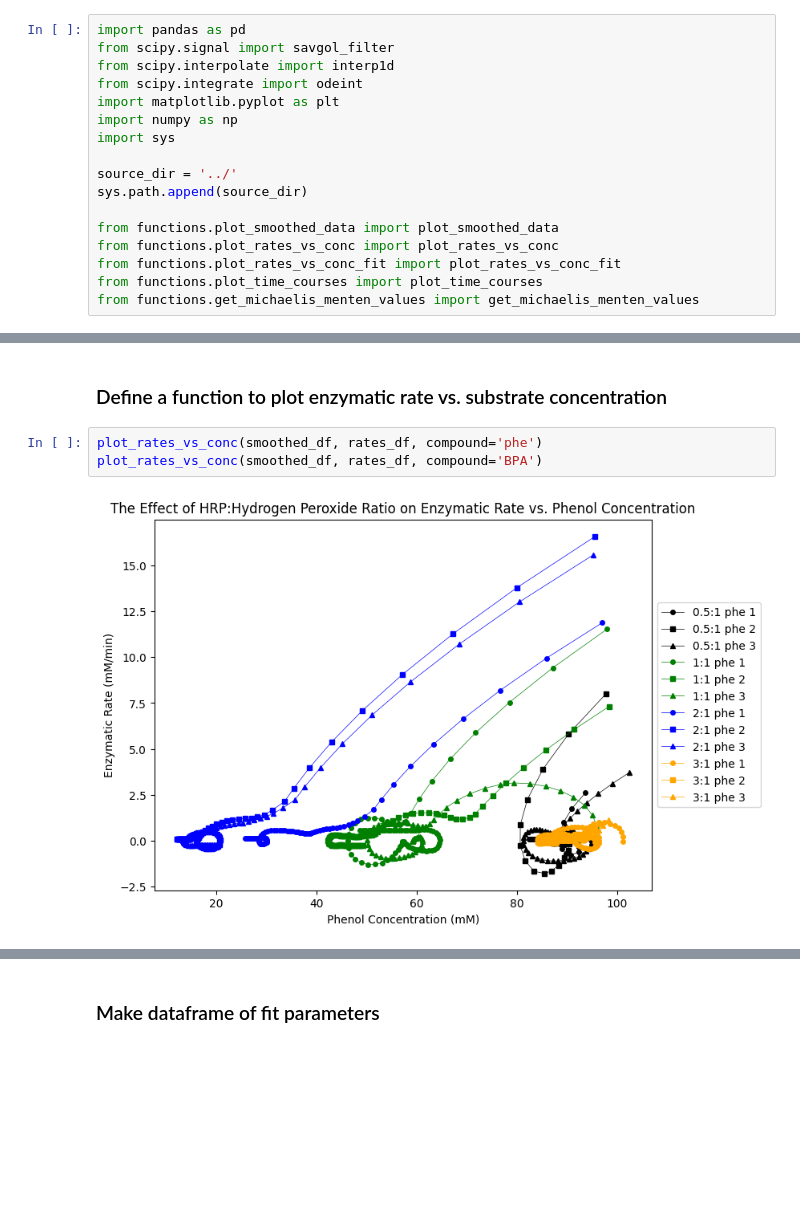
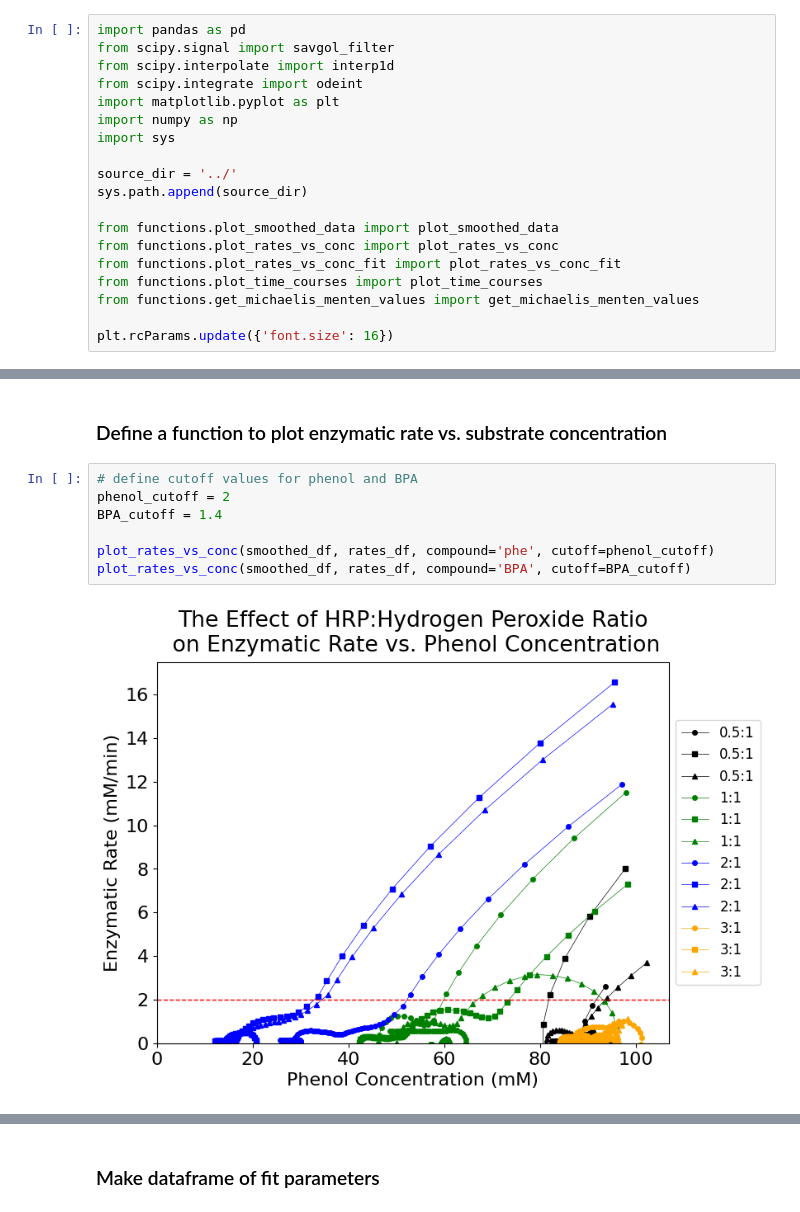
Before and after one commit to UH-MBBE/hrp_modelling, a Jupyter notebook: notebooks/A_mm_fitting.ipynb, the cells around one changed output, grey strips where cells are left out. Cells and saved outputs as stored; diff of their text form; blank space fills up the shorter version.

Commit message:
Made graphs look nicer

```diff
--- a/notebooks/A_mm_fitting.ipynb
+++ b/notebooks/A_mm_fitting.ipynb
@@ -19,6 +19,8 @@ from functions.plot_rates_vs_conc import plot_rates_vs_conc
 from functions.plot_rates_vs_conc_fit import plot_rates_vs_conc_fit
 from functions.plot_time_courses import plot_time_courses
 from functions.get_michaelis_menten_values import get_michaelis_menten_values
+
+plt.rcParams.update({'font.size': 16})
 # %% [markdown]
 ### Load phenol data
 # %%
@@ -149,7 +151,11 @@ rates_df
 # %% [markdown]
 ### Define a function to plot enzymatic rate vs. substrate concentration
 # %%
-plot_rates_vs_conc(smoothed_df, rates_df, compound='phe')
-plot_rates_vs_conc(smoothed_df, rates_df, compound='BPA')
+# define cutoff values for phenol and BPA
+phenol_cutoff = 2
+BPA_cutoff = 1.4
+
+plot_rates_vs_conc(smoothed_df, rates_df, compound='phe', cutoff=phenol_cutoff)
+plot_rates_vs_conc(smoothed_df, rates_df, compound='BPA', cutoff=BPA_cutoff)
 # %% [output]
-[figure, old version]
+[figure, new version]
```
Also changed, not shown: parts of 6 cells of this notebook, 12 other files.
